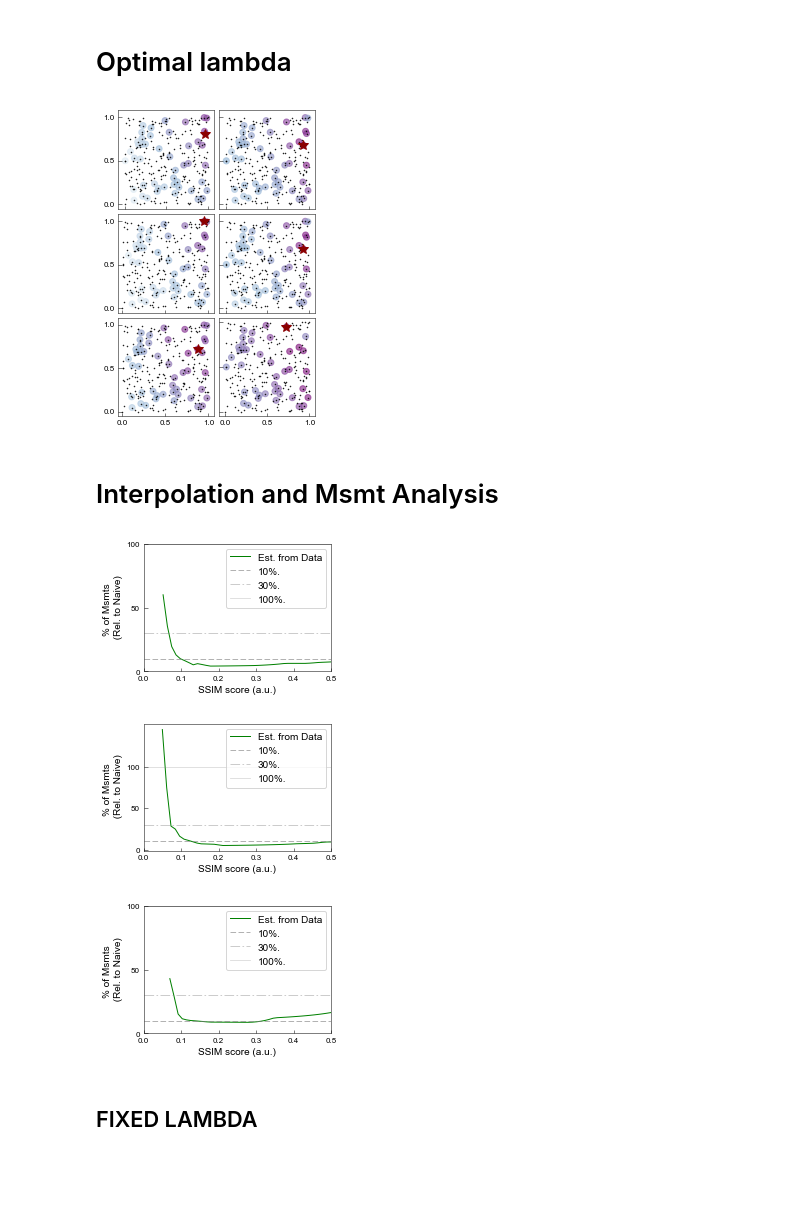
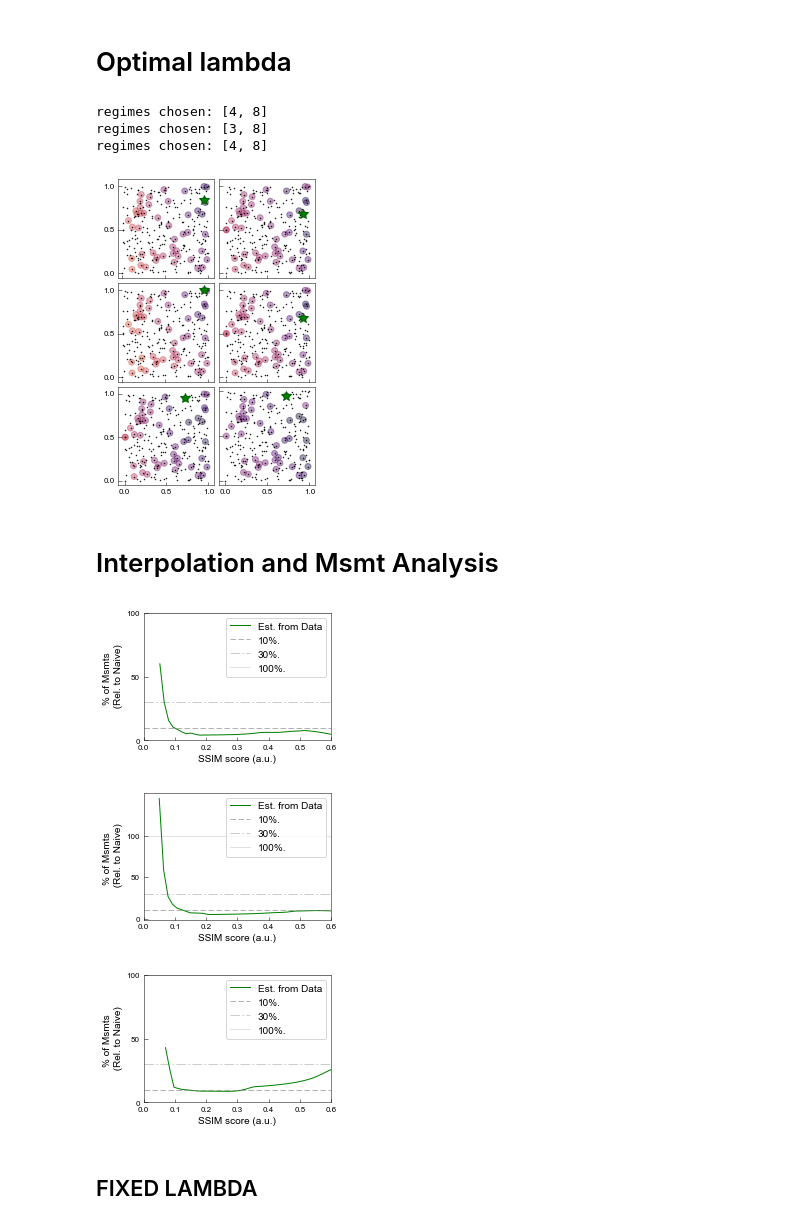
Before and after one commit to qcl-sydney/nmqa, a Jupyter notebook: paperdata/Risk_Matrix_Generator_Plots_datav3.ipynb, the cells around one changed output. Drawn from its saved outputs; the diff is of its cells as text; code cells hidden in the pictures; blank space fills up the shorter version.

```diff
--- a/paperdata/Risk_Matrix_Generator_Plots_datav3.ipynb
+++ b/paperdata/Risk_Matrix_Generator_Plots_datav3.ipynb
@@ -146,17 +146,32 @@ def extract_optimal_cases(max_cases,max_msmt_var, max_lambda_var=50, metrictype=
 # %% [markdown]
 # Optimal lambda
 # %%
+# Choose colormap
+cmap = plt.cm.inferno
+# Get the colormap colors
+my_cmap = cmap(np.arange(cmap.N))
+# Set alpha
+my_cmap[:,-1] = np.ones(cmap.N)*0.4
+# Create new colormap
+my_cmap = ListedColormap(my_cmap)
+
+
+
 optimal_matrix, naive_matrix, optimal_cases = extract_optimal_cases(max_cases, max_msmt_var,
                                                                     max_lambda_var=max_lambda_var_,
                                                                     metrictype=metrictype_)
 
 gslayout = gs(3, 2 , top = 0.95, bottom =0.05, left = 0.1, right = 0.9, wspace = 0.05, hspace = 0.05)
 
-pick_msmt_regimes = [3, 8]
+# pick_msmt_regimes = [3, 8]
+fix_lambda_at_iteration_max = [8, 8, 8]
 
 fig = plt.figure(figsize=(cm2inch(8.7), cm2inch(12)))
 
 for truth in range(len(weightratioslist)):
+
+    pick_msmt_regimes = [fix_lambda_at_iteration[truth], fix_lambda_at_iteration_max[truth]]
+    print "regimes chosen:", pick_msmt_regimes
 
     for idx_opt in range(len(pick_msmt_regimes)):
 
@@ -167,20 +182,21 @@ for truth in range(len(weightratioslist)):
         ax = fig.add_subplot(gslayout[truth, idx_opt ])
         ax.plot(lambda1[0:max_lambda_var_], lambda2[0:max_lambda_var_], 'ko', ms=0.5, alpha=1)
 
-        optimal_color = 'darkred'
+        # Make the star green if it's the best option but worse than lambda1=lambda2=0
+        optimal_color = 'green'
         diff = a[0] - a[index_array[0]]
         if diff < 0 :
-            optimal_color = 'g'
+            optimal_color = 'red'
         elif diff >=0 :
             if diff < THRESHOLD:
-                optimal_color = 'g'
-
+                optimal_color = 'red'
 
 
         better_than_control=[]
         for idx_l in index_array:
             diff = a[0] - a[idx_l]
 
+            # Do nothing if the candidate pair has score greater than lambda1=lambda2=0
             if diff < 0 :
                 break
             elif diff >=0 :
@@ -188,16 +204,22 @@ for truth in range(len(weightratioslist)):
                     break
             if idx_l == 0:
                 break
+
+            # Store candidate pair index if it has a score less than lambda1=lambda2=0
             better_than_control.append(idx_l)
 
+        # Take loss values at indicies for candidate pairs that are better than than lambda1=lambda2=0
+        # Plot their values as a heat map
+        # Truncate at 0.7 to show better shading
         red_values = np.take(a, better_than_control)
         im = ax.scatter(np.take(lambda1, better_than_control),
                    np.take(lambda2, better_than_control),
                    c= red_values,
-                   vmin=0.0, vmax=0.7,
-                   cmap='BuPu_r',alpha=0.6)
+                   vmin=0.0, vmax=1.0,
+                   cmap=my_cmap)
 
-        ax.plot(lambda1[index_array[0]],lambda2[index_array[0]], '*',
+        # Plot a crimson star at the optimal lambda value (best performing candidate pair)
+        ax.plot(lambda1[index_array[0]],lambda2[index_array[0]], '*', markeredgecolor='darkgreen',
                 c=optimal_color, ms=10, alpha=1.)
 
         if idx_opt >0:
@@ -213,11 +235,14 @@ for truth in range(len(weightratioslist)):
         # ax.set(xlabel=r'$\lambda_i $', ylabel=r'$\lambda_j$')
         # ax.set_title(str(ParamUpdater.meta_max_iter_scan[pick_msmt_regimes[idx_opt]])+', '+str(np.round(a[index_array[0]] / a[0], 3)))
 
-# plt.colorbar(im, ticks=[0.0, 0.7], format='%0.2f', orientation='horizontal')
+#plt.colorbar(im, ticks=[0.0, 1.0], format='%0.1f', orientation='horizontal')
 plt.savefig('../paperfigs/opt_v3.svg', format='svg', dpi=800)
 plt.show()
 # %% [output]
+regimes chosen: [4, 8]
+regimes chosen: [3, 8]
+regimes chosen: [4, 8]
-[figure, old version]
+[figure, new version]
 # %% [markdown]
 # Interpolation and Msmt Analysis
 # %%
@@ -230,7 +255,7 @@ from scipy.interpolate import UnivariateSpline
 algolabel = ['qslam', 'naive']
 ssim_c = ['indigo', 'firebrick']
 min_sims = [0.052, 0.05, 0.07]
-maxssim = 0.5
+maxssim = 0.6
 start_iter=0
 
 
@@ -256,36 +281,36 @@ for idx_truth in range(max_cases):
     naive_invfunc = interp1d(naive_data, msmts, fill_value='extrapolate')
 
     ratio_extrapolated = qslam_invfunc(ssim_vals) / naive_invfunc(ssim_vals)
 
     ydata = [qslam_data, naive_data]
     interpy = {algolabel[0]: qslam_invfunc, algolabel[1]: naive_invfunc}
 
     # ---PLOT INVERSE FIGURE -----------------------------------------------------------------------------
 
     fig = plt.figure(figsize=(cm2inch(8.7),cm2inch(5)))
 
     ax = fig.add_subplot(gslayout[0,0])
 
     ax.plot(ssim_vals, ratio_extrapolated*100.0, '-', ms=1.5, lw=1.0, c='green', label="Est. from Data")
     ax.set_xlim([0.0, maxssim])
     ax.set_yticks(np.arange(0,1.25,0.5)*100.0)
 
     ax.axhline(y=10, ls='--', label='10%.', c='grey', alpha = 0.75, lw=0.8)
     ax.axhline(y=30, ls='-.', label='30%.', c='grey', alpha = 0.5, lw=0.8)
     ax.axhline(y=100, ls='-', label='100%.', c='grey', alpha = 0.3, lw=0.8)
 
     ax.set_xlabel('SSIM score (a.u.)')
     ax.set_ylabel('% of Msmts \n (Rel. to Naive)')
     ax.legend(loc=0)
 
     optimal_inverse_curves_list.append([ssim_vals, ratio_extrapolated])
 
     plt.savefig('../paperfigs/'+metrictypename+str(idx_truth)+'_opt_inv_v3.svg', format='svg', dpi=800)
     plt.show()
 # %% [output]
-[figure, old version]
+[figure, new version]
-[figure, old version]
+[figure, new version]
-[figure, old version]
+[figure, new version]
 # %% [markdown]
 ## FIXED LAMBDA
 # %%
```
Also changed, not shown: parts of 2 cells of this notebook, 5 other files.
